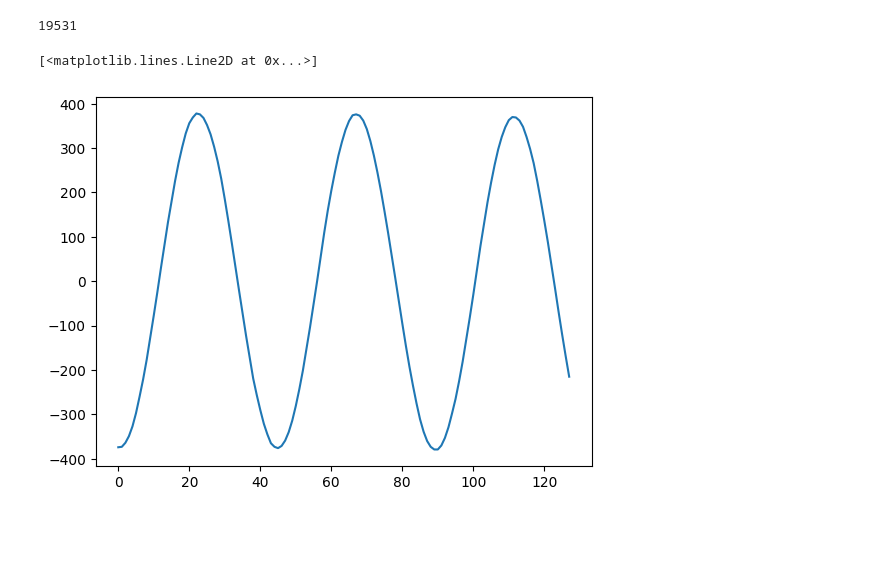
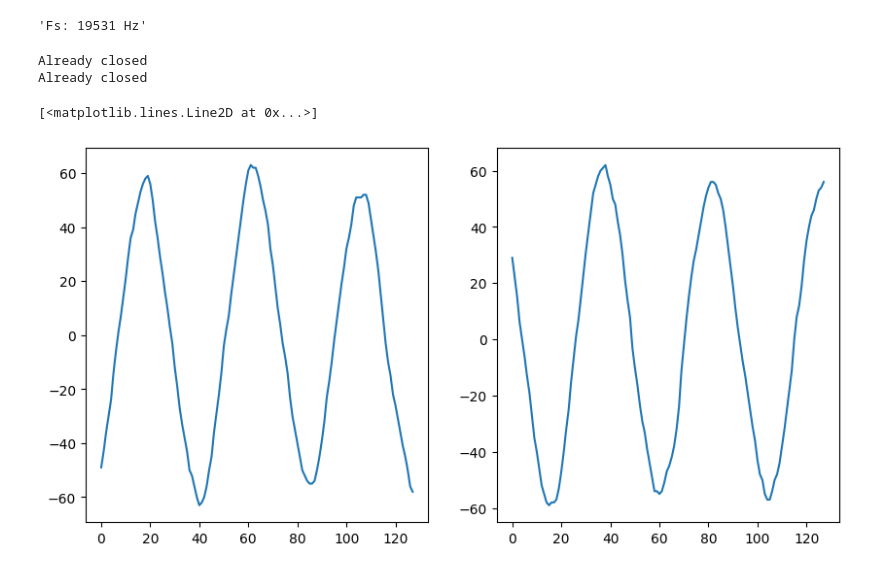
Before and after one commit to araobp/data-science, a Jupyter notebook: STM32/data/PCM.ipynb, the cells around one changed output. Saved outputs shown, nothing was run; the diff lists cells and outputs as text; code cells hidden in the pictures; blank space fills up the shorter version.

```diff
--- a/STM32/data/PCM.ipynb
+++ b/STM32/data/PCM.ipynb
@@ -6,8 +6,9 @@ Date: 2023/10/06
 import numpy as np
 import serial
 from scipy.io import wavfile
+import matplotlib.pyplot as plt
+import time
 import traceback
-import matplotlib.pyplot as plt
 
 PORT = 'COM6'
 BAUDRATE = 460800
@@ -15,12 +16,15 @@ RAW = b'1'
 ENABLE_CONTINOUS_OUTPUT = b'c'
 DISABLE_CONTINOUS_OUTPUT = b'C'
 ENABLE_PCM_BIT_SHIFT = b'e'
+DISABLE_PCM_BIT_SHIFT = b'E'
+ENABLE_PRE_EMPHASIS = b'p'
+DISABLE_PRE_EMPHASIS = b'P'
 Fs = int(80000000 / 64 / 64)
 NUM_SAMPLES = 512
-NUM_REPEAT = 100
+NUM_REPEAT = 200
 
-Fs
+'Fs: {} Hz'.format(Fs)
 # %% [output]
-19531
+'Fs: 19531 Hz'
 # %%
 b16_to_int = lambda msb, lsb, signed: int.from_bytes([msb, lsb], byteorder='big', signed=signed)
@@ -52,5 +30,0 @@ data = np.array(data, dtype=np.int16)
-# %%
-plt.plot(data[:128])
-# %% [output]
-[<matplotlib.lines.Line2D at 0x...>]
-[figure, removed]
@@ -57 +72,15 @@ plt.plot(data[:128])
+# %%
+data1 = fetchPCM(True, True)
+time.sleep(2)
+data2 = fetchPCM(False, True)
+# %% [output]
+Already closed
+Already closed
+# %%
+fig, axes = plt.subplots(1,2, figsize=(10,5))
+axes[0].plot(data1[0:128])
+axes[1].plot(data2[0:128])
+# %% [output]
+[<matplotlib.lines.Line2D at 0x...>]
+[figure, added]
 # %%
```
Also changed, not shown: parts of 4 cells of this notebook, 3 other files.
